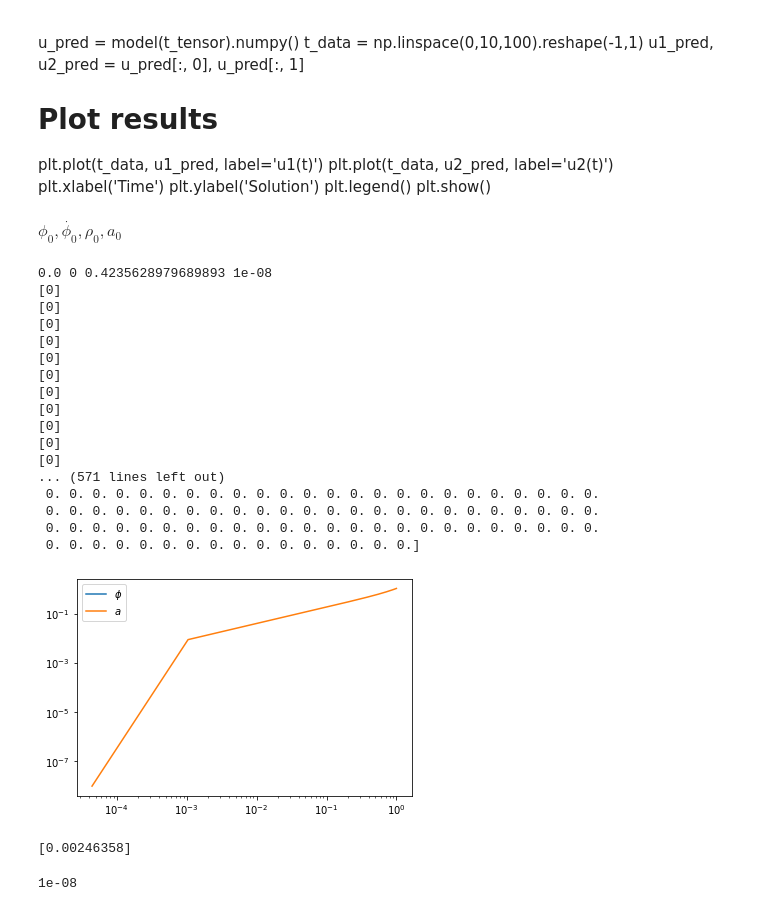
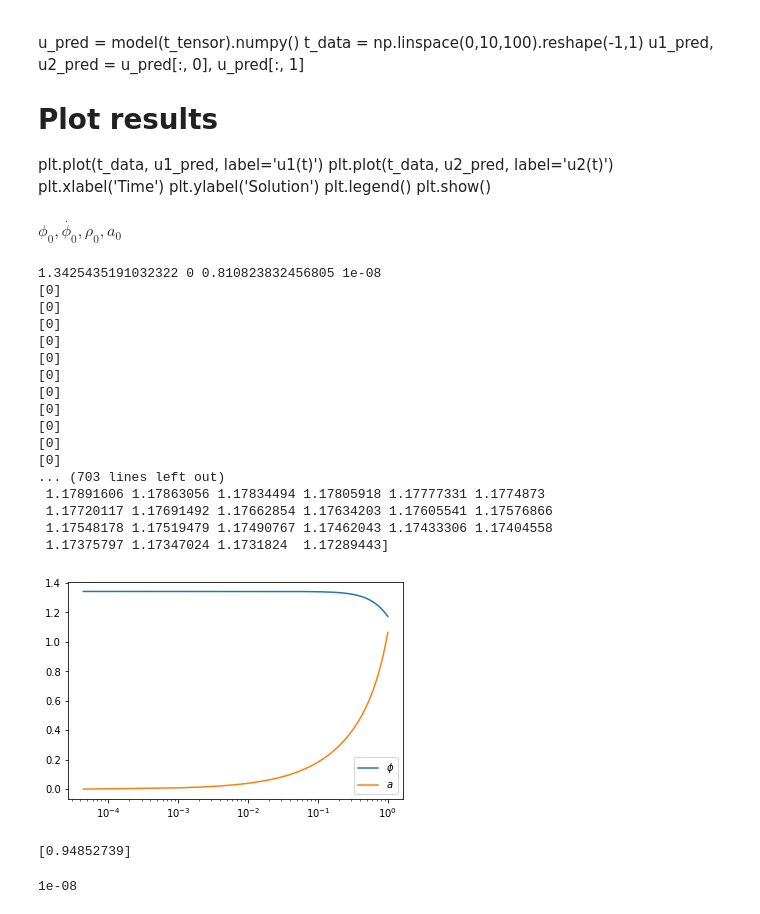
Before and after one commit to Weerachai-00/PINNs, a Jupyter notebook: Tutorial_tensorflow.ipynb, the cells around one changed output. Saved outputs shown, nothing was run; the diff lists cells and outputs as text; code cells hidden in the pictures.

```diff
--- a/Tutorial_tensorflow.ipynb
+++ b/Tutorial_tensorflow.ipynb
@@ -293,53 +293,54 @@ def eq(y,t):
 ma_array, fef, phiin_array, phidotin_array = diag(mo, c, n, a0, b0, sa, sb, s1, s2, phi_range, phidotin)
 rhoin_array = rhoinitial(phidotin_array, phiin_array, ma_array, n)
 y0 = yinitial(n, phiin_array, phidotin_array, rhoin_array, ain)
-ma_array = ma_array/100
+ma_array = ma_array
 ma = ma_array
-#print(y0)
+# print(y0)
 phi_in,dphi_in,rho_in,a_in=y0
-phi_in = 0.0
+# phi_in = 0.0
 display(Math(r'$ \phi_0, \dot{\phi_0}, \rho_0, a_0 $'))
 print(phi_in,dphi_in,rho_in,a_in)
 
 
 t = np.linspace(t_in,t_fi,N)
 y = odeint(eq,y0,t,mxstep=int(1e9))
 
 # set phi_0 = 0
-y[:,0] = 0.0
+# y[:,0] = 0.0
 
 uuut = t
 uuuy = y
+print(y)
 #print('uuuy')
 print(uuuy[:,0])
 plt.plot(uuut,uuuy[:,0],label = r'$\phi$')
 plt.plot(uuut,uuuy[:,3],label = r'$a$')
-plt.yscale('log')
+# plt.yscale('log')
 plt.xscale('log')
 plt.legend()
 plt.show()
 print(ma_array)
 # %% [output]
 $\displaystyle  \phi_0, \dot{\phi_0}, \rho_0, a_0 $
-0.0 0 0.4235628979689893 1e-08
+1.3425435191032322 0 0.810823832456805 1e-08
 [0]
 [0]
 [0]
 [0]
 [0]
 [0]
 [0]
 [0]
 [0]
 [0]
 [0]
-... (571 lines left out)
- 0. 0. 0. 0. 0. 0. 0. 0. 0. 0. 0. 0. 0. 0. 0. 0. 0. 0. 0. 0. 0. 0. 0. 0.
- 0. 0. 0. 0. 0. 0. 0. 0. 0. 0. 0. 0. 0. 0. 0. 0. 0. 0. 0. 0. 0. 0. 0. 0.
- 0. 0. 0. 0. 0. 0. 0. 0. 0. 0. 0. 0. 0. 0. 0. 0. 0. 0. 0. 0. 0. 0. 0. 0.
- 0. 0. 0. 0. 0. 0. 0. 0. 0. 0. 0. 0. 0. 0. 0. 0.]
+... (703 lines left out)
+ 1.17891606 1.17863056 1.17834494 1.17805918 1.17777331 1.1774873
+ 1.17720117 1.17691492 1.17662854 1.17634203 1.17605541 1.17576866
+ 1.17548178 1.17519479 1.17490767 1.17462043 1.17433306 1.17404558
+ 1.17375797 1.17347024 1.1731824  1.17289443]
-[figure, old version]
+[figure, new version]
-[0.00246358]
+[0.94852739]
 # %%
 # Version 1
 # EOM
```
Also changed, not shown: parts of 14 cells of this notebook.
